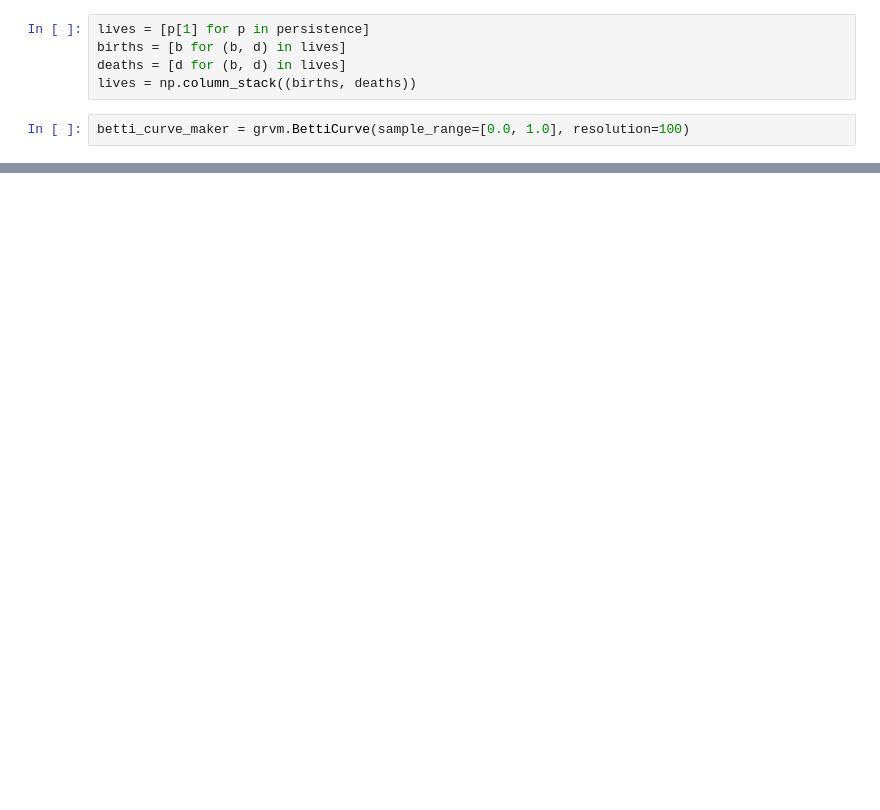
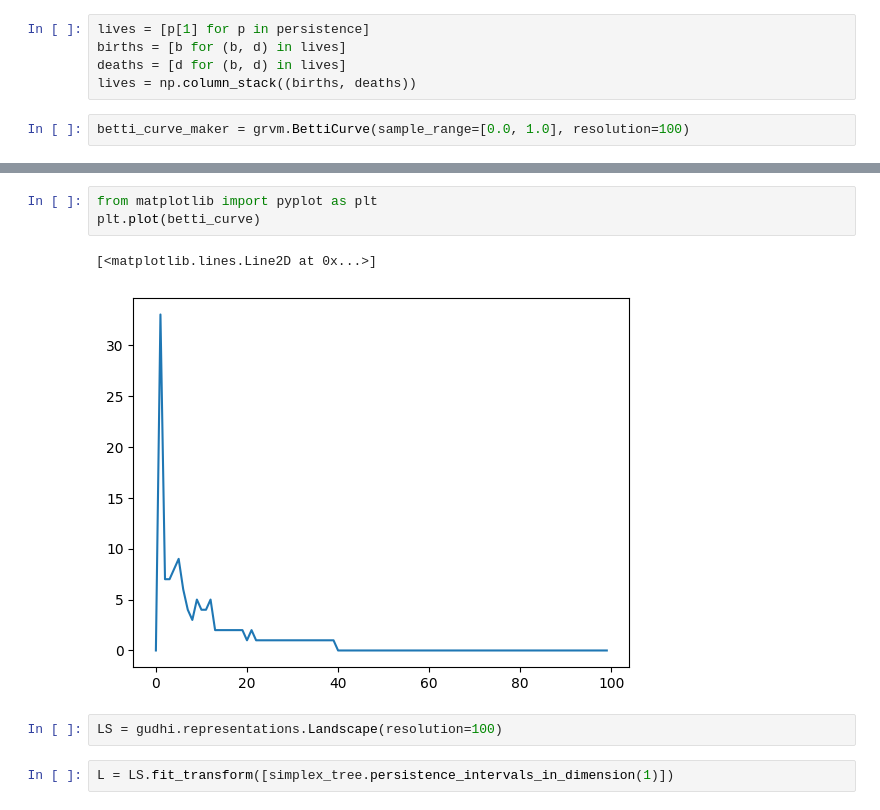
Before and after one commit to pap1rana/arrhythmia-detection, a Jupyter notebook: persistence-one-record.ipynb, the cells around one changed output, grey strips where cells are left out. Drawn from its saved outputs; the diff is of its cells as text; blank space fills up the shorter version.

```diff
--- a/persistence-one-record.ipynb
+++ b/persistence-one-record.ipynb
@@ -66,0 +88,10 @@ array([583,   1,   1,   1,   1,   1,   1,   1,   1,   1,   1,   1,   1,
+# %%
+from matplotlib import pyplot as plt
+plt.plot(betti_curve)
+# %% [output]
+[<matplotlib.lines.Line2D at 0x...>]
+[figure, added]
+# %%
+LS = gudhi.representations.Landscape(resolution=100)
+# %%
+L = LS.fit_transform([simplex_tree.persistence_intervals_in_dimension(1)])
```
Also changed, not shown: parts of 13 cells of this notebook, 2 other files.
